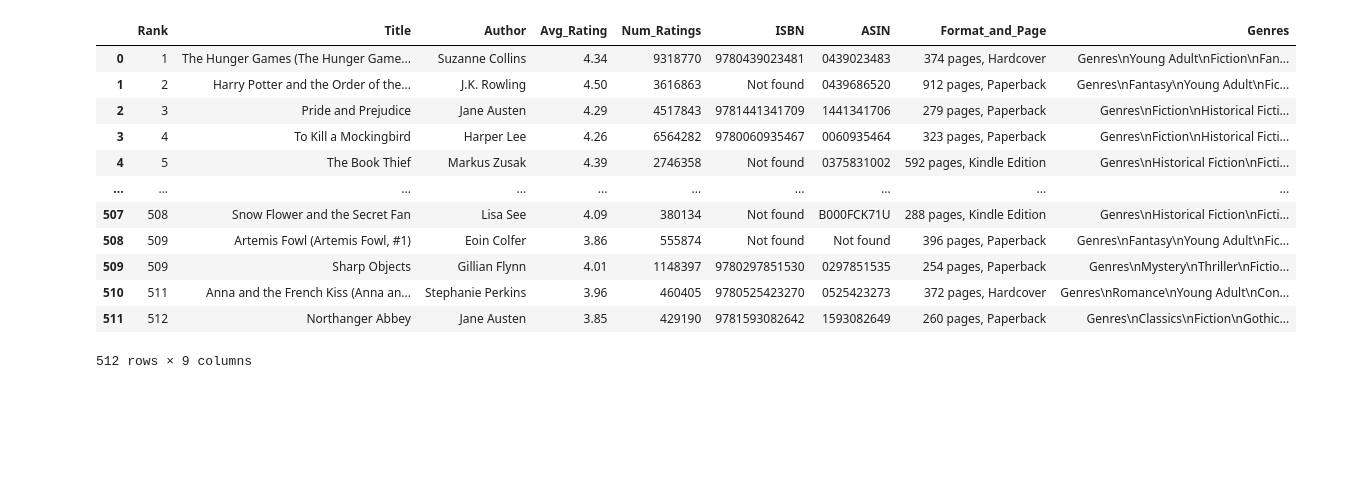
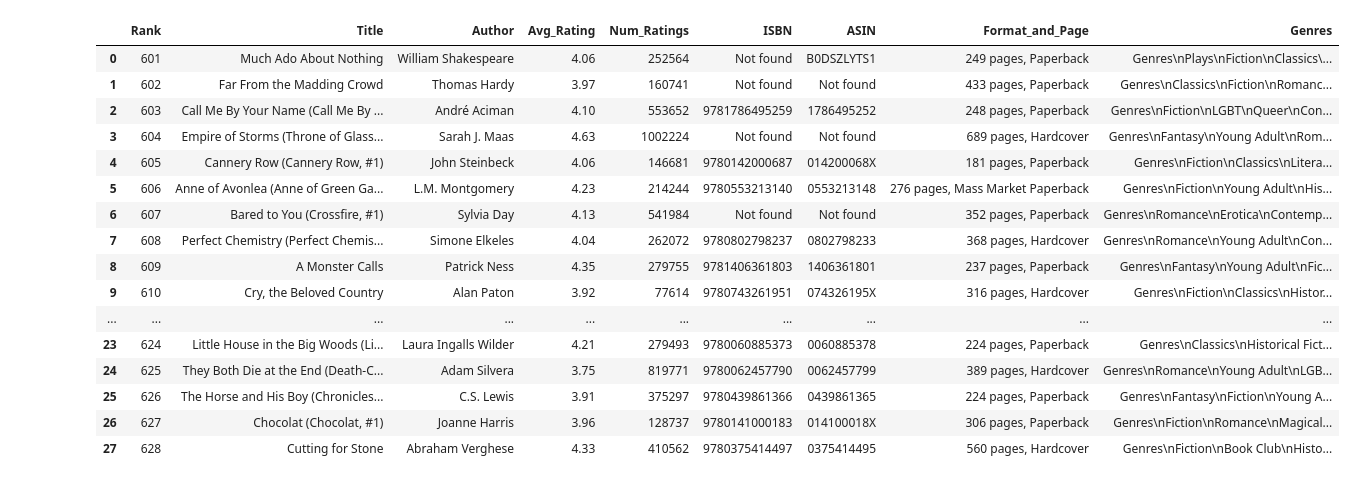
Before and after one commit to mkpaerce/bookrec, a Jupyter notebook: Notebooks/GoodReads_Final.ipynb, the cells around one changed output. Saved outputs shown, nothing was run; the diff lists cells and outputs as text; code cells hidden in the pictures; blank space fills up the shorter version.

```diff
--- a/Notebooks/GoodReads_Final.ipynb
+++ b/Notebooks/GoodReads_Final.ipynb
@@ -102,7 +102,7 @@ def get_book_details(detail_url):
     return details
 
 # --- Scrape the Main List Pages (aiming for 1000 books) ---
-page = 1
+page = 7
 while len(books) < 1000:
     list_url = f"https://www.goodreads.com/list/show/1.Best_Books_Ever?page={page}&ref=ls_pl_car_0"
     driver.get(list_url)
@@ -112,7 +112,7 @@ while len(books) < 1000:
             EC.presence_of_element_located((By.CSS_SELECTOR, "table.tableList"))
         )
     except Exception as e:
-        print(f"Table not found on page {page}: {e}")
+        print(f"Table not found on page {page}")
         page += 1
         continue
 
@@ -163,19 +185,23 @@ print(df.head(10))
 # %%
 df = pd.DataFrame(books)
 display(df)
 
-df.to_csv("GoodReads_500.csv")
+df.to_csv("GoodReads_500_pt3.csv")
 # %% [output]
 |  | Rank | Title | Author | Avg_Rating | Num_Ratings | ISBN | ASIN | Format_and_Page | Genres |
-| 0 | 1 | The Hunger Games (The Hunger Game... | Suzanne Collins | 4.34 | 9318770 | 9780439023481 | 0439023483 | 374 pages, Hardcover | Genres\nYoung Adult\nFiction\nFan... |
-| 1 | 2 | Harry Potter and the Order of the... | J.K. Rowling | 4.50 | 3616863 | Not found | 0439686520 | 912 pages, Paperback | Genres\nFantasy\nYoung Adult\nFic... |
-| 2 | 3 | Pride and Prejudice | Jane Austen | 4.29 | 4517843 | 9781441341709 | 1441341706 | 279 pages, Paperback | Genres\nFiction\nHistorical Ficti... |
-| 3 | 4 | To Kill a Mockingbird | Harper Lee | 4.26 | 6564282 | 9780060935467 | 0060935464 | 323 pages, Paperback | Genres\nFiction\nHistorical Ficti... |
-| 4 | 5 | The Book Thief | Markus Zusak | 4.39 | 2746358 | Not found | 0375831002 | 592 pages, Kindle Edition | Genres\nHistorical Fiction\nFicti... |
+| 0 | 601 | Much Ado About Nothing | William Shakespeare | 4.06 | 252564 | Not found | B0DSZLYTS1 | 249 pages, Paperback | Genres\nPlays\nFiction\nClassics\... |
+| 1 | 602 | Far From the Madding Crowd | Thomas Hardy | 3.97 | 160741 | Not found | Not found | 433 pages, Paperback | Genres\nClassics\nFiction\nRomanc... |
+| 2 | 603 | Call Me By Your Name (Call Me By ... | André Aciman | 4.10 | 553652 | 9781786495259 | 1786495252 | 248 pages, Paperback | Genres\nFiction\nLGBT\nQueer\nCon... |
+| 3 | 604 | Empire of Storms (Throne of Glass... | Sarah J. Maas | 4.63 | 1002224 | Not found | Not found | 689 pages, Hardcover | Genres\nFantasy\nYoung Adult\nRom... |
+| 4 | 605 | Cannery Row (Cannery Row, #1) | John Steinbeck | 4.06 | 146681 | 9780142000687 | 014200068X | 181 pages, Paperback | Genres\nFiction\nClassics\nLitera... |
+| 5 | 606 | Anne of Avonlea (Anne of Green Ga... | L.M. Montgomery | 4.23 | 214244 | 9780553213140 | 0553213148 | 276 pages, Mass Market Paperback | Genres\nFiction\nYoung Adult\nHis... |
+| 6 | 607 | Bared to You (Crossfire, #1) | Sylvia Day | 4.13 | 541984 | Not found | Not found | 352 pages, Paperback | Genres\nRomance\nErotica\nContemp... |
+| 7 | 608 | Perfect Chemistry (Perfect Chemis... | Simone Elkeles | 4.04 | 262072 | 9780802798237 | 0802798233 | 368 pages, Hardcover | Genres\nRomance\nYoung Adult\nCon... |
+| 8 | 609 | A Monster Calls | Patrick Ness | 4.35 | 279755 | 9781406361803 | 1406361801 | 237 pages, Paperback | Genres\nFantasy\nYoung Adult\nFic... |
+| 9 | 610 | Cry, the Beloved Country | Alan Paton | 3.92 | 77614 | 9780743261951 | 074326195X | 316 pages, Hardcover | Genres\nFiction\nClassics\nHistor... |
 | ... | ... | ... | ... | ... | ... | ... | ... | ... | ... |
-| 507 | 508 | Snow Flower and the Secret Fan | Lisa See | 4.09 | 380134 | Not found | B000FCK71U | 288 pages, Kindle Edition | Genres\nHistorical Fiction\nFicti... |
-| 508 | 509 | Artemis Fowl (Artemis Fowl, #1) | Eoin Colfer | 3.86 | 555874 | Not found | Not found | 396 pages, Paperback | Genres\nFantasy\nYoung Adult\nFic... |
-| 509 | 509 | Sharp Objects | Gillian Flynn | 4.01 | 1148397 | 9780297851530 | 0297851535 | 254 pages, Paperback | Genres\nMystery\nThriller\nFictio... |
-| 510 | 511 | Anna and the French Kiss (Anna an... | Stephanie Perkins | 3.96 | 460405 | 9780525423270 | 0525423273 | 372 pages, Hardcover | Genres\nRomance\nYoung Adult\nCon... |
-| 511 | 512 | Northanger Abbey | Jane Austen | 3.85 | 429190 | 9781593082642 | 1593082649 | 260 pages, Paperback | Genres\nClassics\nFiction\nGothic... |
+| 23 | 624 | Little House in the Big Woods (Li... | Laura Ingalls Wilder | 4.21 | 279493 | 9780060885373 | 0060885378 | 224 pages, Paperback | Genres\nClassics\nHistorical Fict... |
+| 24 | 625 | They Both Die at the End (Death-C... | Adam Silvera | 3.75 | 819771 | 9780062457790 | 0062457799 | 389 pages, Hardcover | Genres\nRomance\nYoung Adult\nLGB... |
+| 25 | 626 | The Horse and His Boy (Chronicles... | C.S. Lewis | 3.91 | 375297 | 9780439861366 | 0439861365 | 224 pages, Paperback | Genres\nFantasy\nFiction\nYoung A... |
+| 26 | 627 | Chocolat (Chocolat, #1) | Joanne Harris | 3.96 | 128737 | 9780141000183 | 014100018X | 306 pages, Paperback | Genres\nFiction\nRomance\nMagical... |
+| 27 | 628 | Cutting for Stone | Abraham Verghese | 4.33 | 410562 | 9780375414497 | 0375414495 | 560 pages, Hardcover | Genres\nFiction\nBook Club\nHisto... |
-512 rows × 9 columns
```
Also changed, not shown: parts of 1 cell of this notebook, 20 other files.
